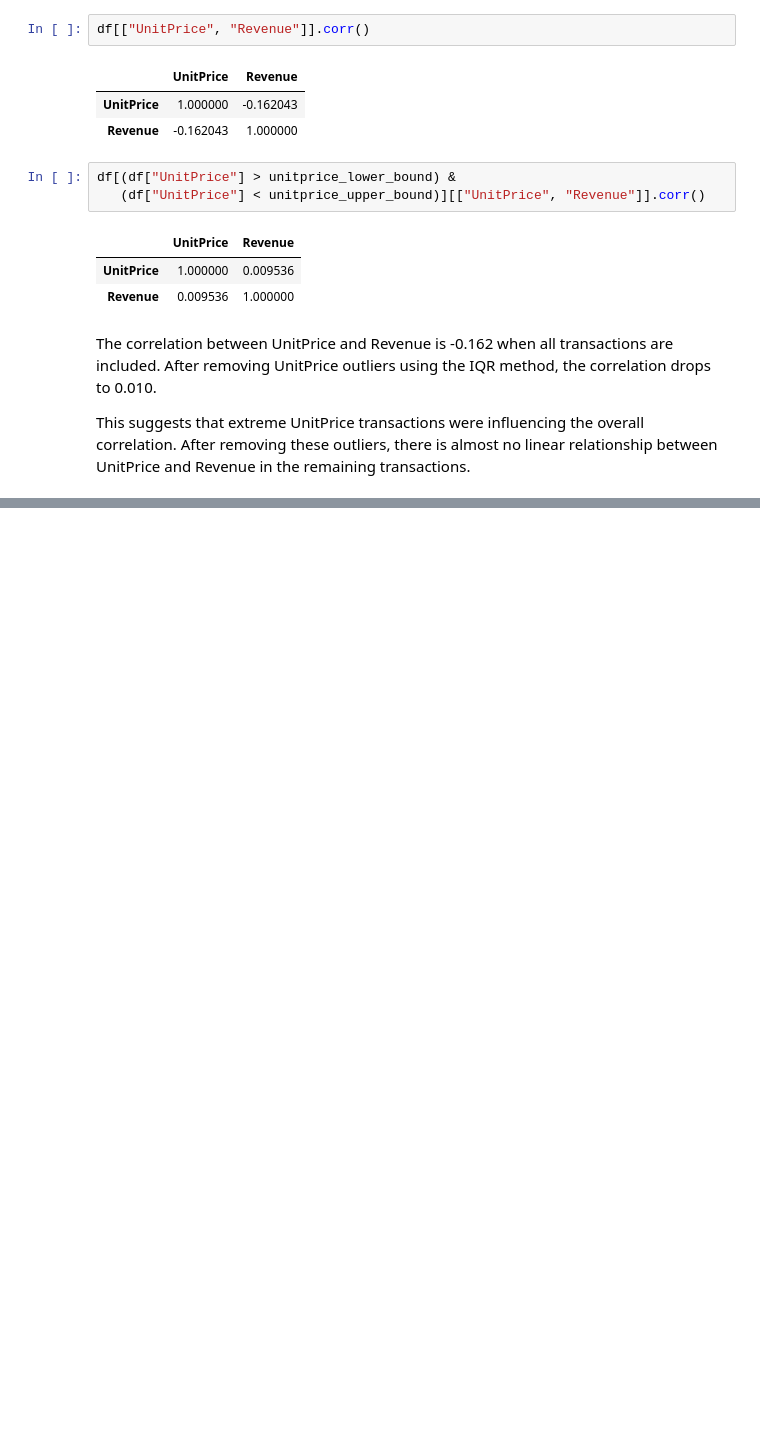
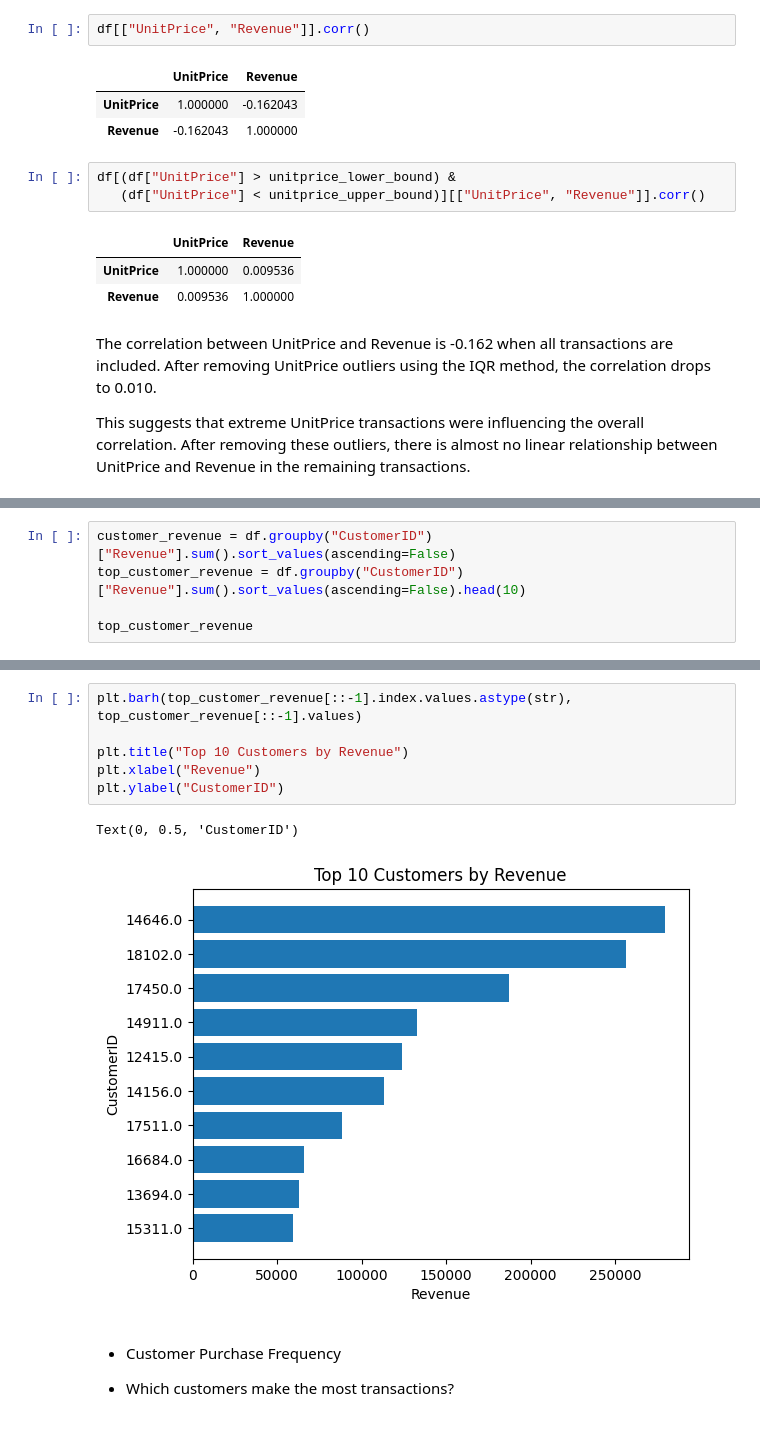
Before and after one commit to aylinshojazade/online-retail-analysis, a Jupyter notebook: analysis.ipynb, the cells around one changed output, grey strips where cells are left out. Saved outputs shown, nothing was run; the diff lists cells and outputs as text; blank space fills up the shorter version.

Commit message:
Add customer analysis

```diff
--- a/analysis.ipynb
+++ b/analysis.ipynb
@@ -1136,0 +1142,5 @@ This suggests that extreme UnitPrice transactions were influencing the overall c
+# %%
+customer_revenue = df.groupby("CustomerID")["Revenue"].sum().sort_values(ascending=False)
+top_customer_revenue = df.groupby("CustomerID")["Revenue"].sum().sort_values(ascending=False).head(10)
+
+top_customer_revenue
@@ -1136,0 +1160,13 @@ This suggests that extreme UnitPrice transactions were influencing the overall c
+# %%
+plt.barh(top_customer_revenue[::-1].index.values.astype(str), top_customer_revenue[::-1].values)
+
+plt.title("Top 10 Customers by Revenue")
+plt.xlabel("Revenue")
+plt.ylabel("CustomerID")
+# %% [output]
+Text(0, 0.5, 'CustomerID')
+[figure, added]
+# %% [markdown]
+- Customer Purchase Frequency
+
+- Which customers make the most transactions?
```
Also changed, not shown: parts of 17 cells of this notebook.
